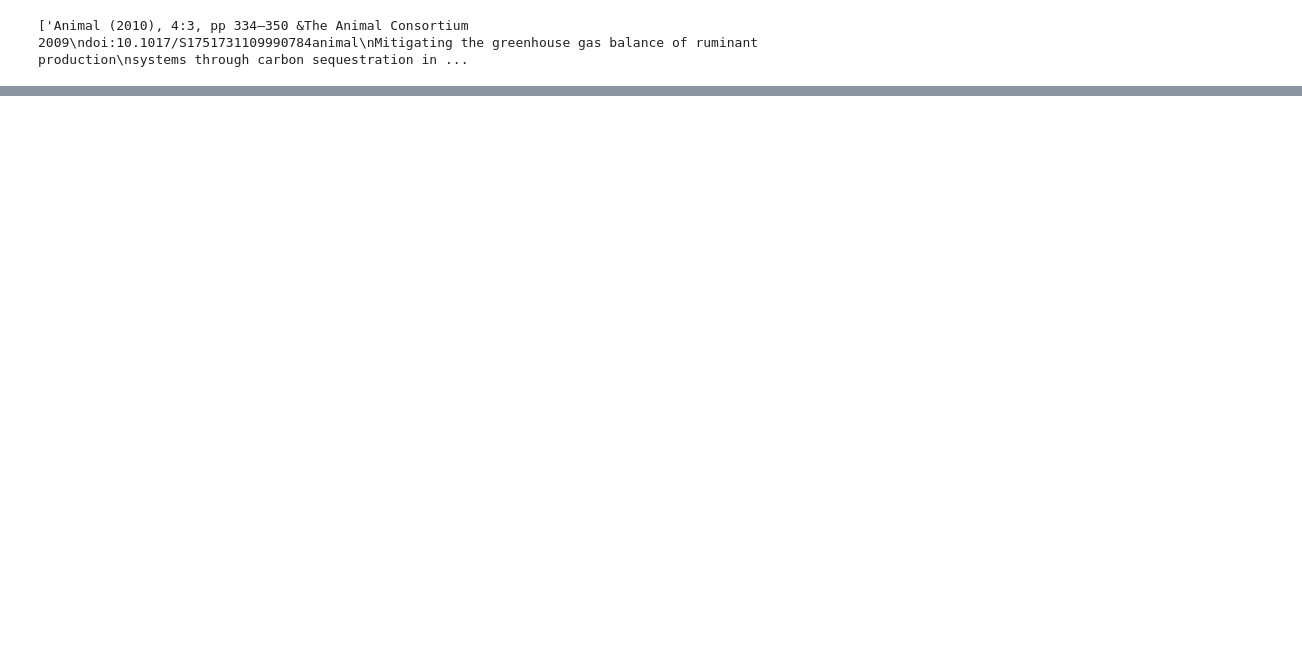
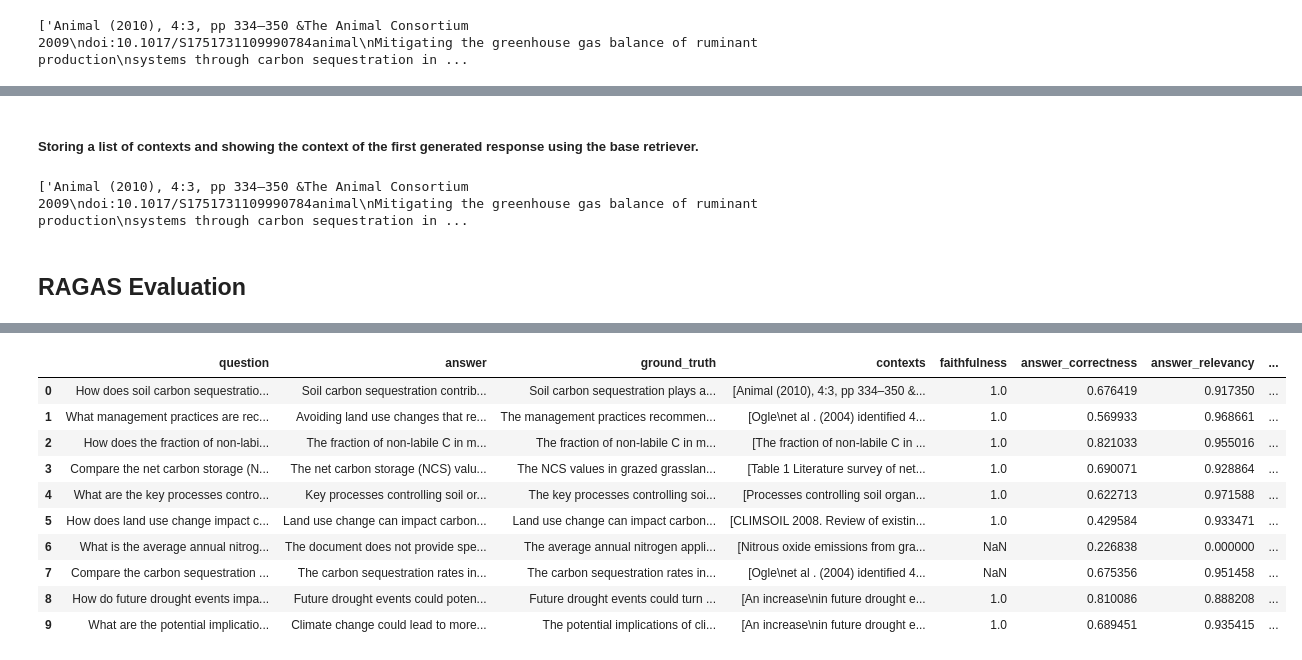
Before and after one commit to saadenr/LlamaChat-RAG-S2B, a Jupyter notebook: main.ipynb, the cells around one changed output, grey strips where cells are left out. Drawn from its saved outputs; the diff is of its cells as text; code cells hidden in the pictures; blank space fills up the shorter version.

Commit message:
Evaluating the base retrieval method using RAGAS library

```diff
--- a/main.ipynb
+++ b/main.ipynb
@@ -368,0 +367,15 @@ RAGAS Evaluation
+# %% [markdown]
+##### Storing a list of contexts and showing the context of the first generated response using the base retriever.
+# %%
+base_contexts = []
+
+for i in range(0, max_samples):
+    sublist = []
+    sublist.append(base_pred_responses[i].source_nodes[0].node.text)
+    base_contexts.append(sublist)
+
+base_contexts[0]
+# %% [output]
+['Animal (2010), 4:3, pp 334–350 &The Animal Consortium 2009\ndoi:10.1017/S1751731109990784animal\nMitigating the greenhouse gas balance of ruminant production\nsystems through carbon sequestration in ...
+# %% [markdown]
+## RAGAS Evaluation
@@ -394,3 +407,27 @@ score.to_pandas()
 | 7 | Compare the carbon sequestration ... | The carbon sequestration rates in... | The carbon sequestration rates in... | [Animal (2010), 4:3, pp 334–350 &... | 0.50 | 0.675442 | 0.951458 | ... |
 | 8 | How do future drought events impa... | Future drought events could poten... | Future drought events could turn ... | [Hence, when expressed in CO 2\ne... | 1.00 | 0.618620 | 0.888208 | ... |
 | 9 | What are the potential implicatio... | The potential implications of cli... | The potential implications of cli... | [According to empirical niche-bas... | 0.75 | 0.597507 | 0.977585 | ... |
+# %%
+base_data_samples = {
+    'question': eval_qs[:max_samples],
+    'answer': base_pred_response_strs[:max_samples],
+    'ground_truth': ref_response_strs[:max_samples],
+    'contexts': base_contexts[:max_samples]
+}
+
+base_dataset = Dataset.from_dict(base_data_samples)
+
+score = evaluate(base_dataset,metrics=[faithfulness, answer_correctness, answer_relevancy, answer_similarity])
+score.to_pandas()
+# %% [output]
+|  | question | answer | ground_truth | contexts | faithfulness | answer_correctness | answer_relevancy | ... |
+| 0 | How does soil carbon sequestratio... | Soil carbon sequestration contrib... | Soil carbon sequestration plays a... | [Animal (2010), 4:3, pp 334–350 &... | 1.0 | 0.676419 | 0.917350 | ... |
+| 1 | What management practices are rec... | Avoiding land use changes that re... | The management practices recommen... | [Ogle\net al . (2004) identiﬁed 4... | 1.0 | 0.569933 | 0.968661 | ... |
+| 2 | How does the fraction of non-labi... | The fraction of non-labile C in m... | The fraction of non-labile C in m... | [The fraction of non-labile C in ... | 1.0 | 0.821033 | 0.955016 | ... |
+| 3 | Compare the net carbon storage (N... | The net carbon storage (NCS) valu... | The NCS values in grazed grasslan... | [Table 1 Literature survey of net... | 1.0 | 0.690071 | 0.928864 | ... |
+| 4 | What are the key processes contro... | Key processes controlling soil or... | The key processes controlling soi... | [Processes controlling soil organ... | 1.0 | 0.622713 | 0.971588 | ... |
+| 5 | How does land use change impact c... | Land use change can impact carbon... | Land use change can impact carbon... | [CLIMSOIL 2008. Review of existin... | 1.0 | 0.429584 | 0.933471 | ... |
+| 6 | What is the average annual nitrog... | The document does not provide spe... | The average annual nitrogen appli... | [Nitrous oxide emissions from gra... | NaN | 0.226838 | 0.000000 | ... |
+| 7 | Compare the carbon sequestration ... | The carbon sequestration rates in... | The carbon sequestration rates in... | [Ogle\net al . (2004) identiﬁed 4... | NaN | 0.675356 | 0.951458 | ... |
+| 8 | How do future drought events impa... | Future drought events could poten... | Future drought events could turn ... | [An increase\nin future drought e... | 1.0 | 0.810086 | 0.888208 | ... |
+| 9 | What are the potential implicatio... | Climate change could lead to more... | The potential implications of cli... | [An increase\nin future drought e... | 1.0 | 0.689451 | 0.935415 | ... |
```
Also changed, not shown: parts of 8 cells of this notebook.
